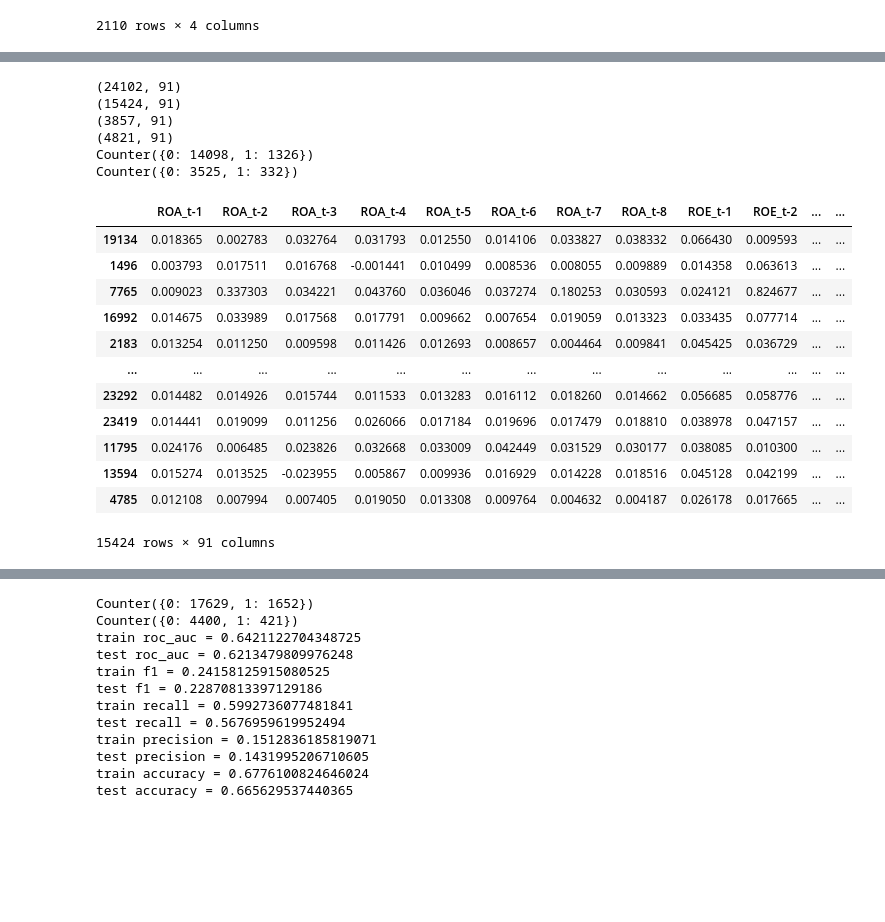
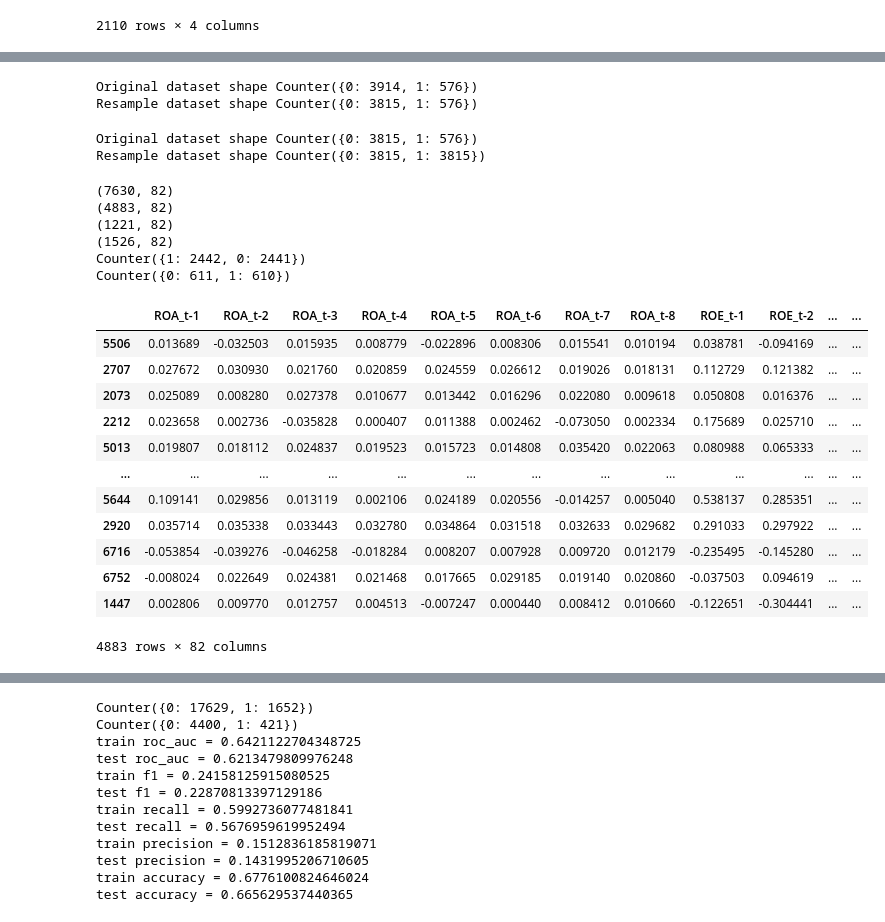
Before and after one commit to fatbuddy/layoffs-decoded, a Jupyter notebook: analysis/q2_rnn.ipynb, the cells around one changed output, grey strips where cells are left out. Cells and saved outputs as stored; diff of their text form; code cells hidden in the pictures; blank space fills up the shorter version.

```diff
--- a/analysis/q2_rnn.ipynb
+++ b/analysis/q2_rnn.ipynb
@@ -109,7 +107,7 @@ layoffs_symbol_df
 | 2109 | 2015-12-28 | ZUMZ | Zumiez Inc. Common Stock | 61 |
 2110 rows × 4 columns
 # %%
-fed_rates = pd.read_csv('/content/drive/MyDrive/Colab Notebooks/data/economic_indicatorFEDERAL_FUNDS_RATE.csv')
+fed_rates = pd.read_csv('economic_indicatorFEDERAL_FUNDS_RATE.csv')
 fed_rates = fed_rates.astype({'timestamp': 'datetime64', 'value': 'float64'})
 fed_rates = fed_rates.rename({'value': 'fed_rate'}, axis=1)
 fed_rates['m-y'] = fed_rates.apply(lambda r: f"{r['timestamp'].month}-{r['timestamp'].year}", axis=1)
@@ -182,7 +196,7 @@ sns.histplot(data=layoffs_symbol_df, x='Number of Workers',bins=20)
 <Axes: xlabel='Number of Workers', ylabel='Count'>
 [figure]
 # %%
-fmp_df = pd.read_csv("/content/drive/MyDrive/Colab Notebooks/data/combined_company_financials.csv")
+fmp_df = pd.read_csv("combined_company_financials.csv")
 fmp_df = fmp_df.rename({'date': 'statement_date'}, axis=1).astype({'statement_date': 'datetime64'})
 fmp_df.describe()
 # %% [output]
@@ -591,3 +605,31 @@ X_full
+# %%
+# import library
+from imblearn.under_sampling import TomekLinks
+
+tl = TomekLinks(sampling_strategy='majority')
+
+# fit predictor and target variable
+X_tl, y_tl = tl.fit_resample(X_full, y)
+
+print('Original dataset shape', Counter(y))
+print('Resample dataset shape', Counter(y_tl))
+# %% [output]
+Original dataset shape Counter({0: 3914, 1: 576})
+Resample dataset shape Counter({0: 3815, 1: 576})
+# %%
+# import library
+from imblearn.over_sampling import SMOTE
+
+smote = SMOTE()
+
+# fit predictor and target variable
+x_smote, y_smote = smote.fit_resample(X_tl, y_tl)
+
+print('Original dataset shape', Counter(y_tl))
+print('Resample dataset shape', Counter(y_smote))
+# %% [output]
+Original dataset shape Counter({0: 3815, 1: 576})
+Resample dataset shape Counter({0: 3815, 1: 3815})
 # %%
 from tensorflow.keras.models import Sequential, Model
 from tensorflow.keras.layers import Dense, LSTM, Input, Bidirectional, Concatenate
@@ -596,37 +638,38 @@ from tensorflow import keras
 from tensorflow.keras import backend as K
 # %%
 # X = X_full[change_features]
-X = X_full
+X = x_smote
+y = y_smote
 
 print(X.shape)
 X_train, X_test, y_train, y_test = train_test_split(X, y, test_size=0.2, stratify=y)
 X_train, X_val, y_train, y_val = train_test_split(X_train, y_train, test_size=0.2, stratify=y_train)
 print(X_train.shape)
 print(X_val.shape)
 print(X_test.shape)
 print(Counter(y_train))
 print(Counter(y_val))
 X_train
 # %% [output]
-(24102, 91)
-(15424, 91)
-(3857, 91)
-(4821, 91)
-Counter({0: 14098, 1: 1326})
-Counter({0: 3525, 1: 332})
+(7630, 82)
+(4883, 82)
+(1221, 82)
+(1526, 82)
+Counter({1: 2442, 0: 2441})
+Counter({0: 611, 1: 610})
 |  | ROA_t-1 | ROA_t-2 | ROA_t-3 | ROA_t-4 | ROA_t-5 | ROA_t-6 | ROA_t-7 | ROA_t-8 | ROE_t-1 | ROE_t-2 | ... | ... |
-| 19134 | 0.018365 | 0.002783 | 0.032764 | 0.031793 | 0.012550 | 0.014106 | 0.033827 | 0.038332 | 0.066430 | 0.009593 | ... | ... |
-| 1496 | 0.003793 | 0.017511 | 0.016768 | -0.001441 | 0.010499 | 0.008536 | 0.008055 | 0.009889 | 0.014358 | 0.063613 | ... | ... |
-| 7765 | 0.009023 | 0.337303 | 0.034221 | 0.043760 | 0.036046 | 0.037274 | 0.180253 | 0.030593 | 0.024121 | 0.824677 | ... | ... |
-| 16992 | 0.014675 | 0.033989 | 0.017568 | 0.017791 | 0.009662 | 0.007654 | 0.019059 | 0.013323 | 0.033435 | 0.077714 | ... | ... |
-| 2183 | 0.013254 | 0.011250 | 0.009598 | 0.011426 | 0.012693 | 0.008657 | 0.004464 | 0.009841 | 0.045425 | 0.036729 | ... | ... |
+| 5506 | 0.013689 | -0.032503 | 0.015935 | 0.008779 | -0.022896 | 0.008306 | 0.015541 | 0.010194 | 0.038781 | -0.094169 | ... | ... |
+| 2707 | 0.027672 | 0.030930 | 0.021760 | 0.020859 | 0.024559 | 0.026612 | 0.019026 | 0.018131 | 0.112729 | 0.121382 | ... | ... |
+| 2073 | 0.025089 | 0.008280 | 0.027378 | 0.010677 | 0.013442 | 0.016296 | 0.022080 | 0.009618 | 0.050808 | 0.016376 | ... | ... |
+| 2212 | 0.023658 | 0.002736 | -0.035828 | 0.000407 | 0.011388 | 0.002462 | -0.073050 | 0.002334 | 0.175689 | 0.025710 | ... | ... |
+| 5013 | 0.019807 | 0.018112 | 0.024837 | 0.019523 | 0.015723 | 0.014808 | 0.035420 | 0.022063 | 0.080988 | 0.065333 | ... | ... |
 | ... | ... | ... | ... | ... | ... | ... | ... | ... | ... | ... | ... | ... |
-| 23292 | 0.014482 | 0.014926 | 0.015744 | 0.011533 | 0.013283 | 0.016112 | 0.018260 | 0.014662 | 0.056685 | 0.058776 | ... | ... |
-| 23419 | 0.014441 | 0.019099 | 0.011256 | 0.026066 | 0.017184 | 0.019696 | 0.017479 | 0.018810 | 0.038978 | 0.047157 | ... | ... |
-| 11795 | 0.024176 | 0.006485 | 0.023826 | 0.032668 | 0.033009 | 0.042449 | 0.031529 | 0.030177 | 0.038085 | 0.010300 | ... | ... |
-| 13594 | 0.015274 | 0.013525 | -0.023955 | 0.005867 | 0.009936 | 0.016929 | 0.014228 | 0.018516 | 0.045128 | 0.042199 | ... | ... |
-| 4785 | 0.012108 | 0.007994 | 0.007405 | 0.019050 | 0.013308 | 0.009764 | 0.004632 | 0.004187 | 0.026178 | 0.017665 | ... | ... |
+| 5644 | 0.109141 | 0.029856 | 0.013119 | 0.002106 | 0.024189 | 0.020556 | -0.014257 | 0.005040 | 0.538137 | 0.285351 | ... | ... |
+| 2920 | 0.035714 | 0.035338 | 0.033443 | 0.032780 | 0.034864 | 0.031518 | 0.032633 | 0.029682 | 0.291033 | 0.297922 | ... | ... |
+| 6716 | -0.053854 | -0.039276 | -0.046258 | -0.018284 | 0.008207 | 0.007928 | 0.009720 | 0.012179 | -0.235495 | -0.145280 | ... | ... |
+| 6752 | -0.008024 | 0.022649 | 0.024381 | 0.021468 | 0.017665 | 0.029185 | 0.019140 | 0.020860 | -0.037503 | 0.094619 | ... | ... |
+| 1447 | 0.002806 | 0.009770 | 0.012757 | 0.004513 | -0.007247 | 0.000440 | 0.008412 | 0.010660 | -0.122651 | -0.304441 | ... | ... |
-15424 rows × 91 columns
+4883 rows × 82 columns
 # %%
 # sampler = imblearn.under_sampling.RandomUnderSampler()
 # sampler = imblearn.over_sampling.RandomOverSampler()
```
Also changed, not shown: parts of 28 cells of this notebook, 1 other file.
